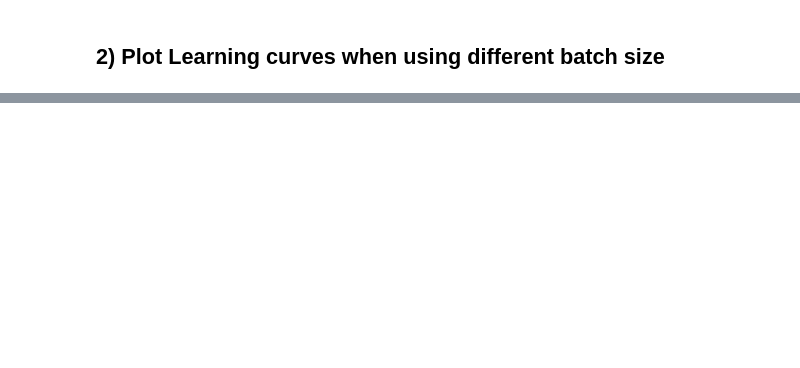
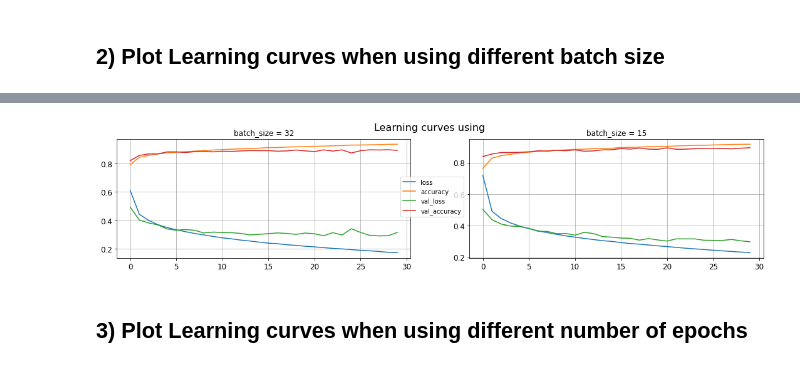
Before and after one commit to Elhassan7/Advanced-learning-21-22S4, a Jupyter notebook: ANN_with_keras .ipynb, the cells around one changed output, grey strips where cells are left out. Drawn from its saved outputs; the diff is of its cells as text; code cells hidden in the pictures; blank space fills up the shorter version.

```diff
--- a/ANN_with_keras .ipynb
+++ b/ANN_with_keras .ipynb
@@ -402,7 +405,7 @@ model_2 = keras.models.Sequential([
 ])
 
 model_2.compile(loss="sparse_categorical_crossentropy",
-              optimizer="adam",
+              optimizer="sgd",
               metrics=["accuracy"])
 
 history_2 = model_2.fit(X_train, y_train, batch_size=15, epochs=30,
@@ -409,0 +431,23 @@ history_2 = model_2.fit(X_train, y_train, batch_size=15, epochs=30,
+# %%
+
+data = pd.DataFrame(history.history)
+data_2= pd.DataFrame(history_2.history)
+
+f, (ax1, ax2) = plt.subplots(1, 2)
+f.set_size_inches(18.5, 3.5)
+f.suptitle('Learning curves using', fontsize=16)
+
+ax1.plot(data_2)
+ax1.set_title('batch_size = 32')
+ax1.grid(True)
+
+ax2.plot(data)
+ax2.set_title('batch_size = 15')
+ax2.grid(True)
+
+f.legend(data.columns, loc='center')
+plt.show()
+# %% [output]
+[figure, added]
+# %% [markdown]
+## 3) Plot Learning curves when using different number of epochs
```
Also changed, not shown: parts of 7 cells of this notebook.
